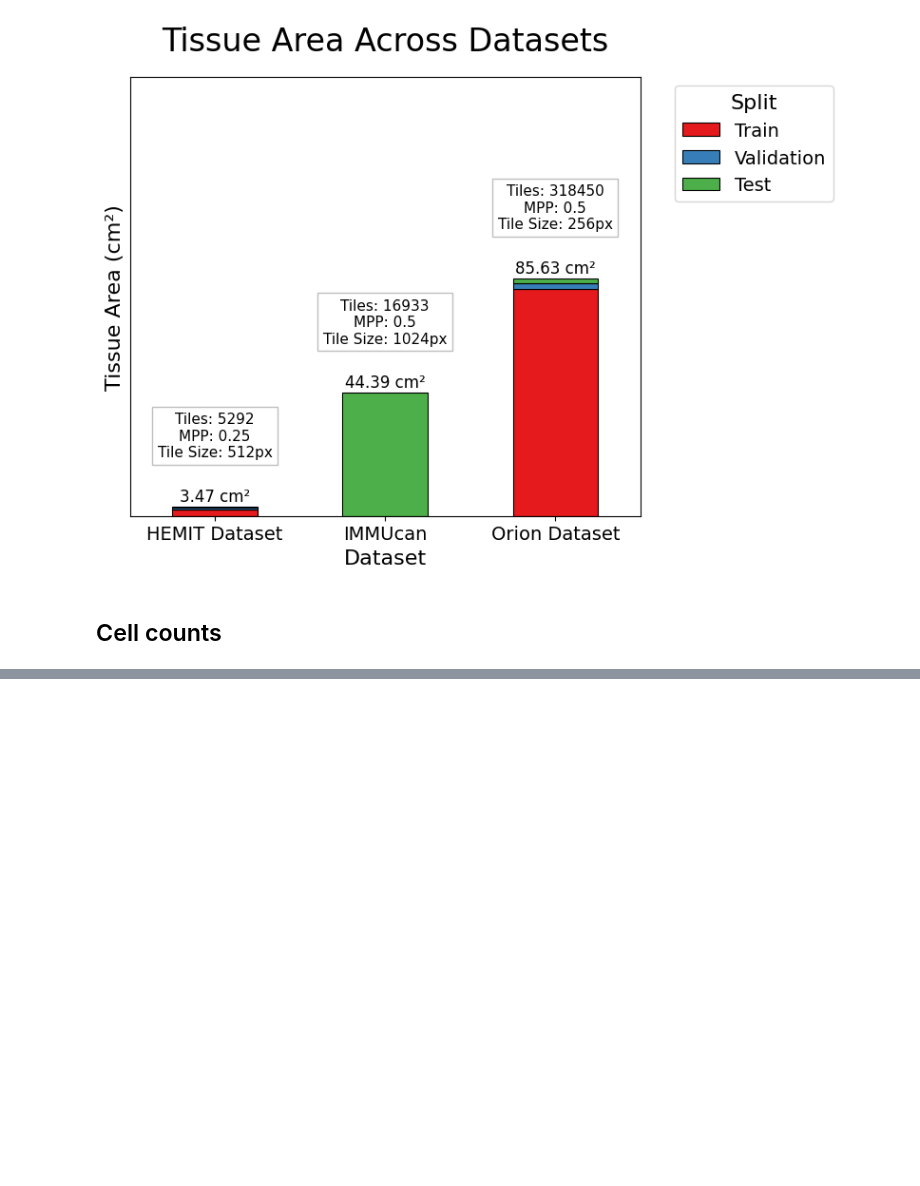
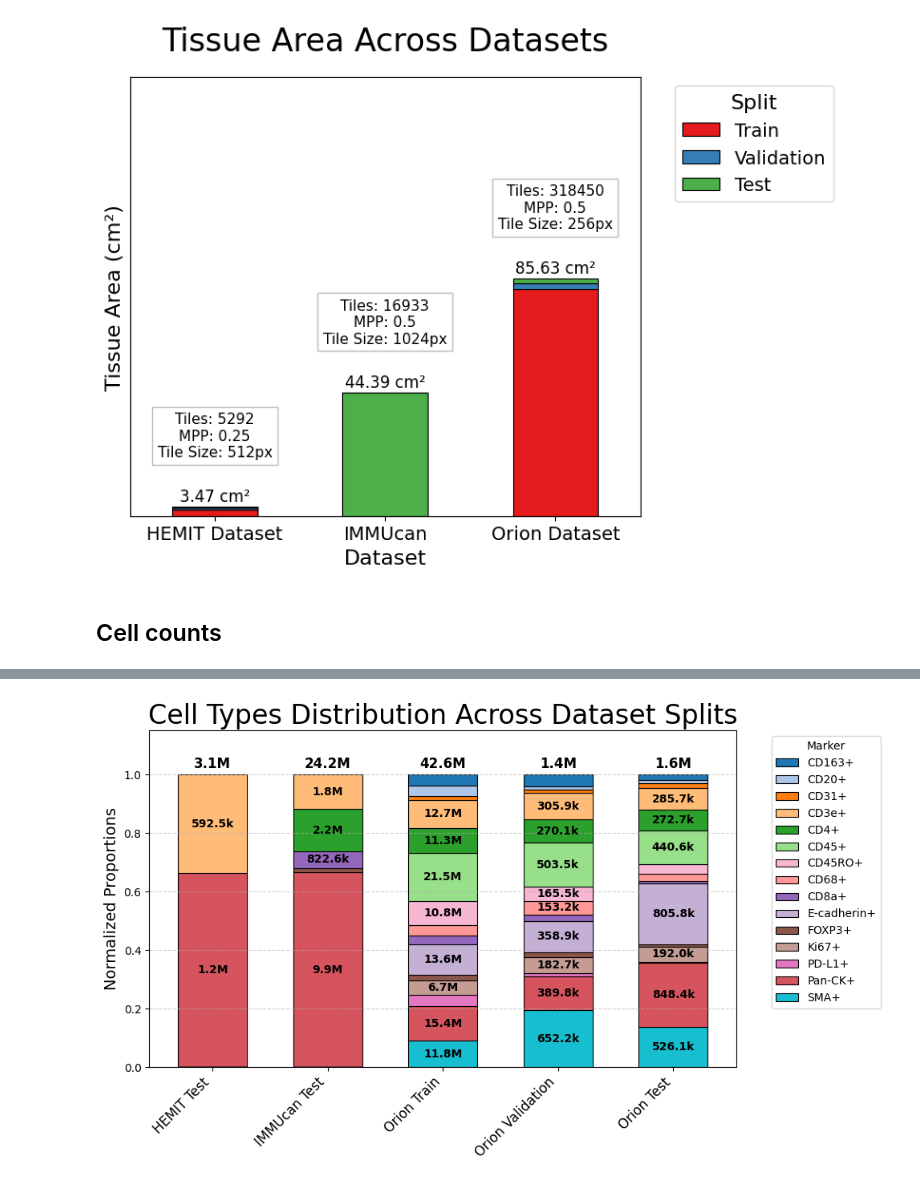
Before and after one commit to Sanofi-Public/MIPHEI-ViT, a Jupyter notebook: figures/figure3_dataset_overview.ipynb, the cells around one changed output, grey strips where cells are left out. Drawn from its saved outputs; the diff is of its cells as text; code cells hidden in the pictures; blank space fills up the shorter version.

```diff
--- a/figures/figure3_dataset_overview.ipynb
+++ b/figures/figure3_dataset_overview.ipynb
@@ -213,3 +299,100 @@ for dataset, subsets in datasets.items():
 
 # Convert to DataFrame
 df = pd.DataFrame(data_list)
+# %%
+import pandas as pd
+import matplotlib.pyplot as plt
+import seaborn as sns
+
+# Define the desired order of bars
+desired_order = [
+    "HEMIT Test",
+    "IMMUcan Test",
+    "Orion Train", "Orion Validation", "Orion Test"
+]
+
+# Melt the DataFrame for easier plotting
+df_melted = df.melt(id_vars=["Dataset", "Subset", "Total_Cell_Count"], var_name="Marker", value_name="Cell_Count")
+
+# Calculate proportions per dataset/subset
+df_melted['Proportion'] = df_melted.groupby(["Dataset", "Subset"])["Cell_Count"].transform(lambda x: x / x.sum())
+
+# Create combined "Dataset_Subset" column and set categorical order
+df_melted["Dataset_Subset"] = df_melted["Dataset"] + " " + df_melted["Subset"]
+df_melted["Dataset_Subset"] = pd.Categorical(df_melted["Dataset_Subset"], categories=desired_order, ordered=True)
+
+# Pivot for 100% Stacked Bar Plot
+df_pivot = df_melted.pivot_table(index=["Dataset_Subset"], columns="Marker", values="Proportion", fill_value=0)
+df_counts = df_melted.pivot_table(index=["Dataset_Subset"], columns="Marker", values="Cell_Count", fill_value=0)
+
+# Ensure correct dataset ordering
+df_pivot = df_pivot.reindex(desired_order)
+df_counts = df_counts.reindex(desired_order)
+
+# Reverse the order of markers for correct legend alignment
+df_pivot = df_pivot[df_pivot.columns[::-1]]
+df_counts = df_counts[df_counts.columns[::-1]]
+
+# Extract correct total cell count directly from the original DataFrame
+df_total_cells = df_melted.groupby("Dataset_Subset")["Total_Cell_Count"].first().reindex(desired_order)
+
+# ------------------- 100% STACKED BAR PLOT -------------------
+fig, ax = plt.subplots(figsize=(10, 6))
+
+# Define colors for markers using seaborn palette
+palette = sns.color_palette("tab20", n_colors=len(df_pivot.columns))
+palette[6] = (0.9686274509803922, 0.7137254901960784, 0.8235294117647058)  # Custom color swap
+palette[13] = (0.8392156862745098, 0.3294117647058825, 0.368627450980392)
+palette[-1] = (0.09019607843137255, 0.7450980392156863, 0.8117647058823529)
+palette = palette[::-1]  # Reverse color order to match stacking
+
+# Plot stacked bars
+bars = df_pivot.plot(kind="bar", stacked=True, color=palette, ax=ax, edgecolor="black", linewidth=0.8, width=0.6)
+
+# Formatting
+plt.title("Cell Types Distribution Across Dataset Splits", fontsize=24)  # Added padding for clarity
+#plt.xlabel("Dataset & Subset", fontsize=14)
+plt.xlabel("")
+plt.ylabel("Normalized Proportions", fontsize=14)
+plt.xticks(rotation=45, ha='right', fontsize=12)
+
+# Reverse legend order to match stacked order
+handles, labels = ax.get_legend_handles_labels()
+ax.legend(handles[::-1], labels[::-1], title="Marker", bbox_to_anchor=(1.05, 1), loc='upper left', fontsize=10)
+
+plt.ylim(0, 1.15)  # Increased y-limit to fit total cell counts
+plt.grid(axis="y", linestyle="--", alpha=0.6)
+
+# Function to format counts (round to 2 decimals + k/M notation)
+def format_count(value):
+    if value >= 1_000_000:
+        return f"{round(value / 1_000_000, 1)}M"
+    elif value >= 1_000:
+        return f"{round(value / 1_000, 1)}k"
+    else:
+        return str(round(value, 1))
+
+# Add text inside bars for cell counts if the proportion is large enough
+for i, dataset_subset in enumerate(df_pivot.index):
+    bottom = 0  # Tracks cumulative bottom position for stacking
+    for marker in df_pivot.columns:
+        proportion = df_pivot.loc[dataset_subset, marker]
+        count = df_counts.loc[dataset_subset, marker]
+
+        if proportion > 0.04:  # Display count only if the proportion is larger than 4%
+            ax.text(i, bottom + proportion / 2, format_count(count), ha='center', va='center',
+                    fontsize=10, fontweight="bold", color="black")
+
+        bottom += proportion  # Move to next stacked section
+
+# Add correct total cell count on top of each bar using the correct column
+for i, dataset_subset in enumerate(df_pivot.index):
+    if dataset_subset in df_total_cells:
+        total_count = df_total_cells.loc[dataset_subset]
+        ax.text(i, 1.01, format_count(total_count), ha='center', va='bottom',
+            fontsize=12, fontweight="bold", color="black")
+
+plt.tight_layout()
+#plt.savefig("/root/workdir/figure/celltype_info_plot.svg", format="svg", bbox_inches="tight")
+plt.show()
+# %% [output]
@@ -216,3 +416,4 @@ df = pd.DataFrame(data_list)
+[figure, added]
 # %%
 import pandas as pd
 import matplotlib.pyplot as plt
```
Also changed, not shown: parts of 17 cells of this notebook, 49 other files.
